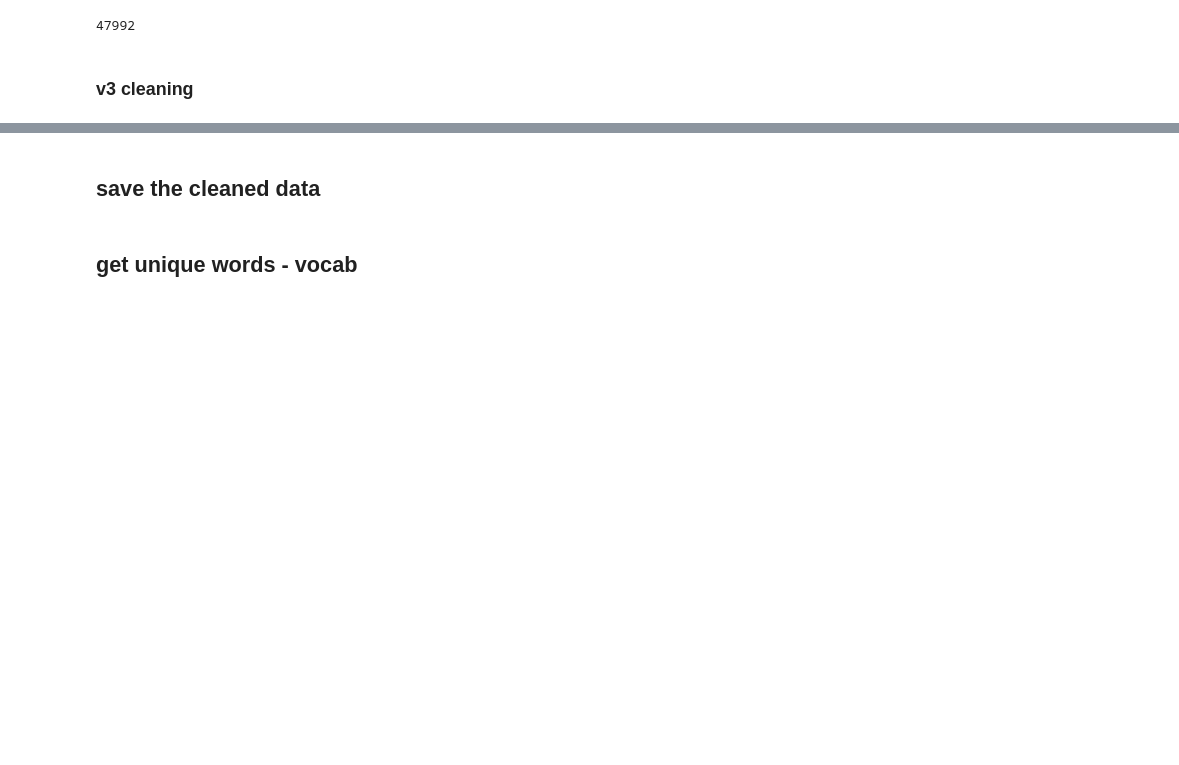
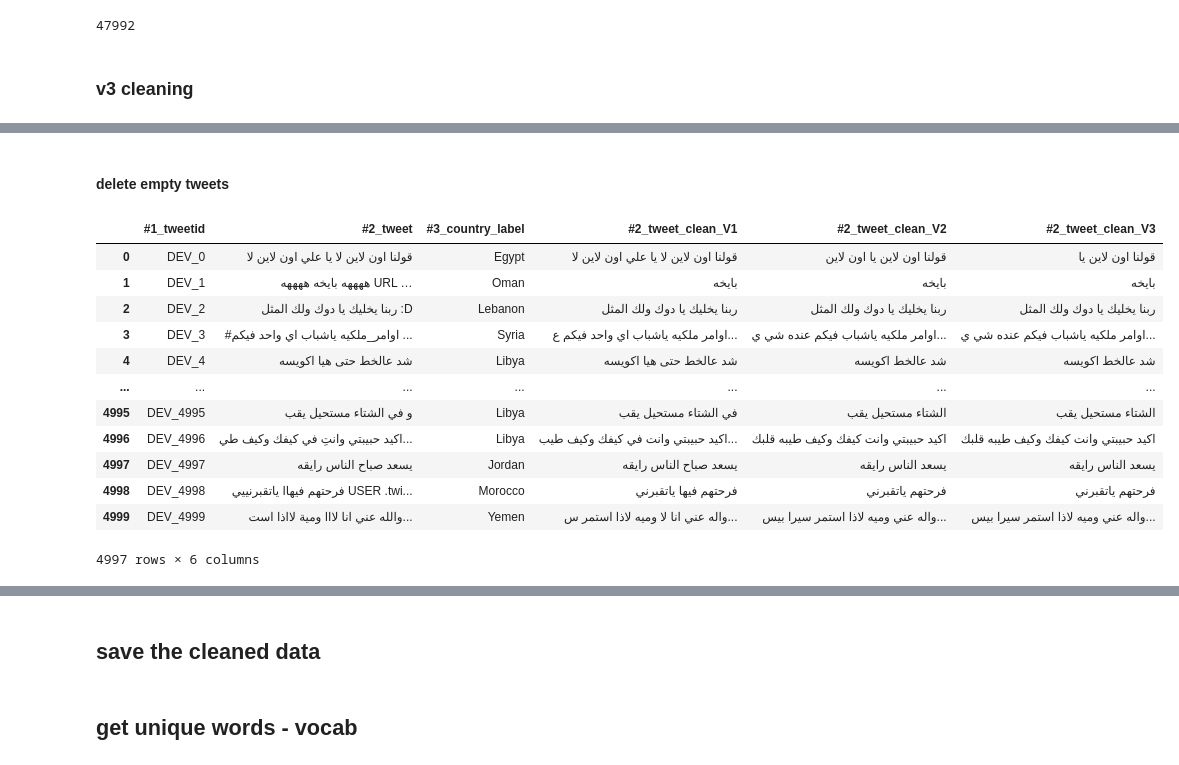
Before and after one commit to OmarSayedMostafa/Nuanced-Arabic-Dialect-Identification, a Jupyter notebook: DataCleaning.ipynb, the cells around one changed output, grey strips where cells are left out. Cells and saved outputs as stored; diff of their text form; code cells hidden in the pictures; blank space fills up the shorter version.

```diff
--- a/DataCleaning.ipynb
+++ b/DataCleaning.ipynb
@@ -165,0 +166,30 @@ words removed:  0
+# %% [markdown]
+#### delete empty tweets
+# %%
+def remove_empty_tweets(df, column_name):
+    nan_value = float("NaN")
+    df.replace("", nan_value, inplace=True)
+    df.dropna(subset = [column_name], inplace=True)
+    return df
+# %%
+remove_empty_tweets(train_data, "#2_tweet_clean_V1")
+remove_empty_tweets(train_data, "#2_tweet_clean_V2")
+remove_empty_tweets(train_data, "#2_tweet_clean_V3")
+
+remove_empty_tweets(test_data, "#2_tweet_clean_V1")
+remove_empty_tweets(test_data, "#2_tweet_clean_V2")
+remove_empty_tweets(test_data, "#2_tweet_clean_V3")
+# %% [output]
+|  | #1_tweetid | #2_tweet | #3_country_label | #2_tweet_clean_V1 | #2_tweet_clean_V2 | #2_tweet_clean_V3 |
+| 0 | DEV_0 | قولنا اون لاين لا يا علي اون لاين لا | Egypt | قولنا اون لاين لا يا علي اون لاين لا | قولنا اون لاين يا اون لاين | قولنا اون لاين يا |
+| 1 | DEV_1 | ههههه بايخه ههههه URL … | Oman | بايخه | بايخه | بايخه |
+| 2 | DEV_2 | ربنا يخليك يا دوك ولك المثل :D | Lebanon | ربنا يخليك يا دوك ولك المثل | ربنا يخليك يا دوك ولك المثل | ربنا يخليك يا دوك ولك المثل |
+| 3 | DEV_3 | #اوامر_ملكيه ياشباب اي واحد فيكم ... | Syria | اوامر ملكيه ياشباب اي واحد فيكم ع... | اوامر ملكيه ياشباب فيكم عنده شي ي... | اوامر ملكيه ياشباب فيكم عنده شي ي... |
+| 4 | DEV_4 | شد عالخط حتى هيا اكويسه | Libya | شد عالخط حتى هيا اكويسه | شد عالخط اكويسه | شد عالخط اكويسه |
+| ... | ... | ... | ... | ... | ... | ... |
+| 4995 | DEV_4995 | و في الشتاء مستحيل يقب | Libya | في الشتاء مستحيل يقب | الشتاء مستحيل يقب | الشتاء مستحيل يقب |
+| 4996 | DEV_4996 | اكيد حبيبتي وانتِ في كيفك وكيف طي... | Libya | اكيد حبيبتي وانت في كيفك وكيف طيب... | اكيد حبيبتي وانت كيفك وكيف طيبه قلبك | اكيد حبيبتي وانت كيفك وكيف طيبه قلبك |
+| 4997 | DEV_4997 | يسعد صباح الناس رايقه | Jordan | يسعد صباح الناس رايقه | يسعد الناس رايقه | يسعد الناس رايقه |
+| 4998 | DEV_4998 | فرحتهم فيهاا ياتقبرنييي USER .twi... | Morocco | فرحتهم فيها ياتقبرني | فرحتهم ياتقبرني | فرحتهم ياتقبرني |
+| 4999 | DEV_4999 | والله عني انا لااا ومية لااذا است... | Yemen | واله عني انا لا وميه لاذا استمر س... | واله عني وميه لاذا استمر سيرا بيس... | واله عني وميه لاذا استمر سيرا بيس... |
+4997 rows × 6 columns
```
Also changed, not shown: parts of 10 cells of this notebook, 5 other files.
